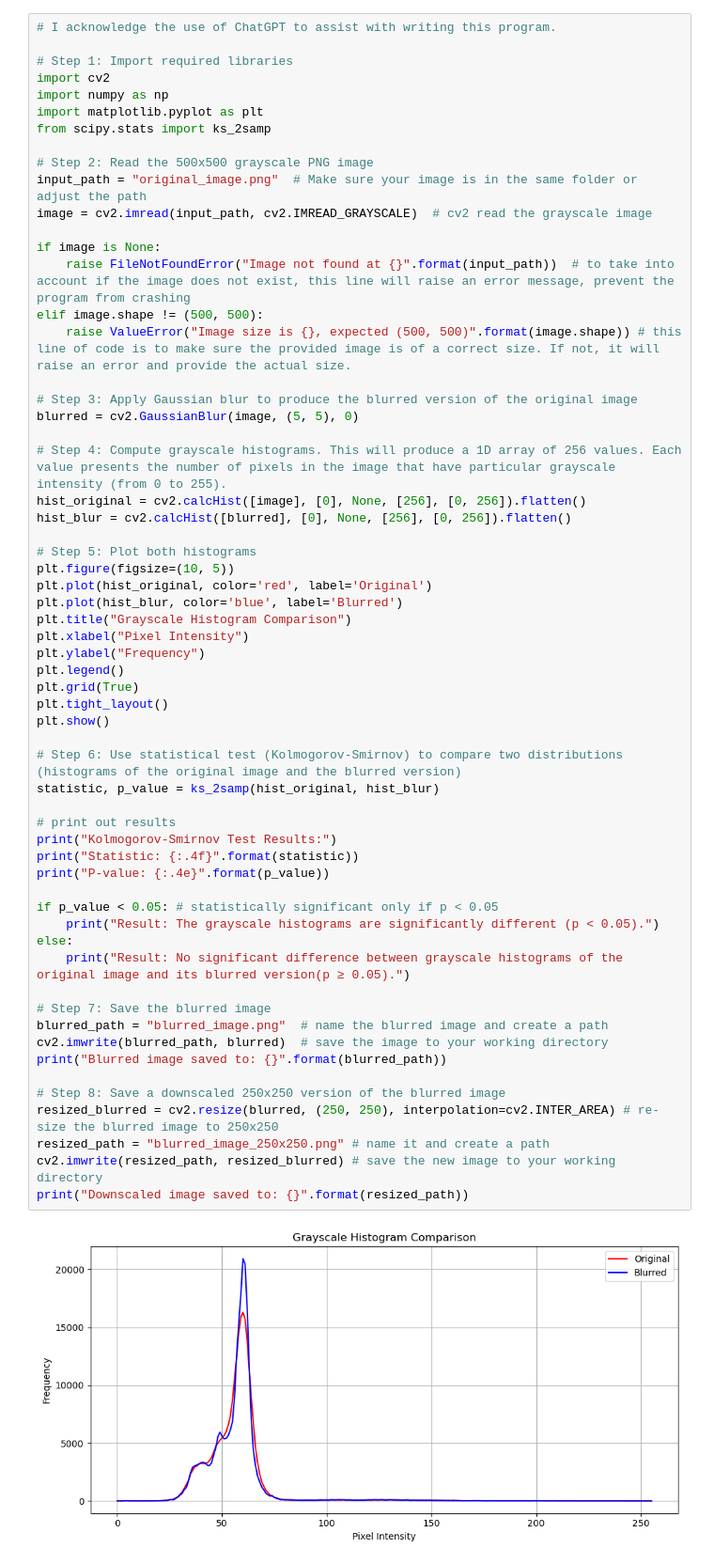
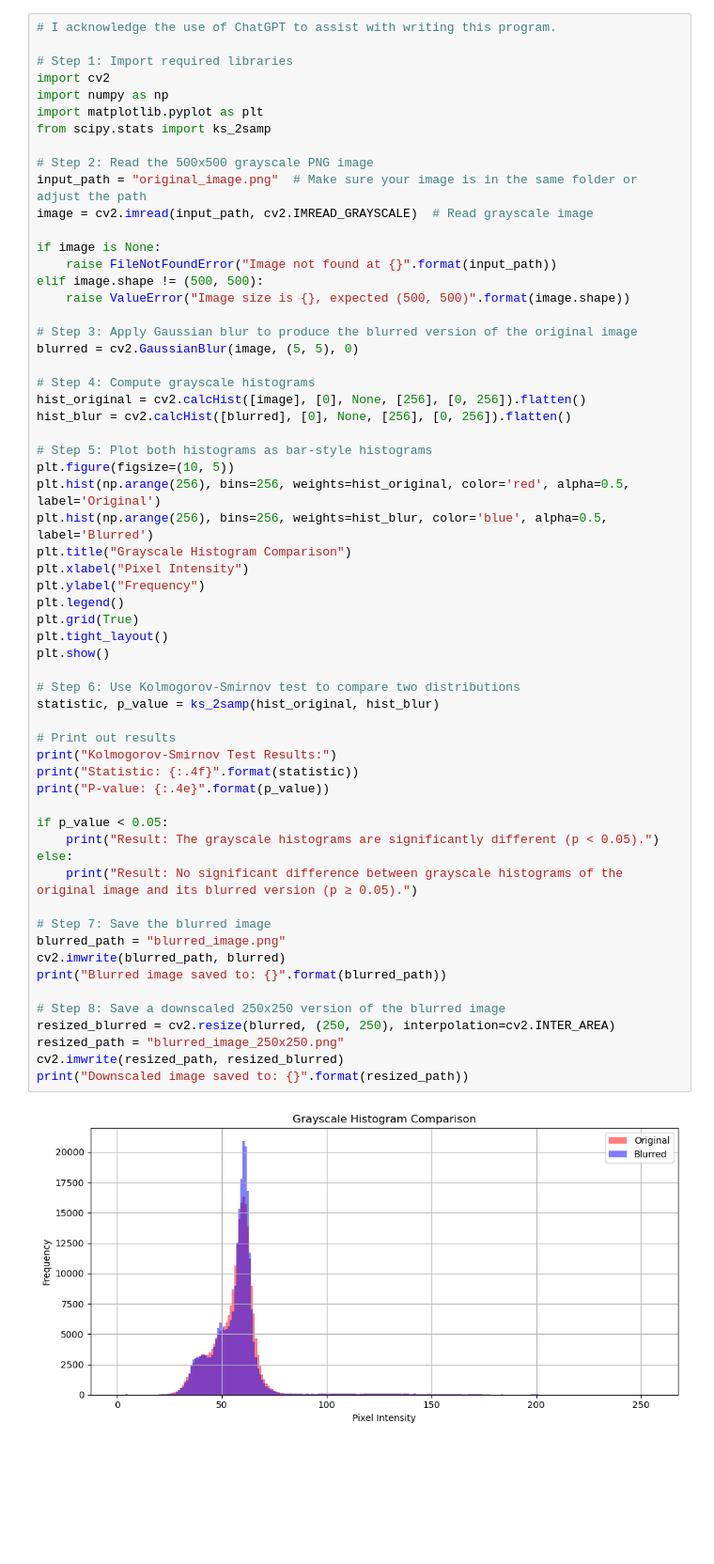
Before and after one commit to ThuyNguyen1310/CL_Bootcamp_Final_Project, a Jupyter notebook: Final_Project.ipynb, the cells around one changed output. Shown at 94% size. Saved outputs shown, nothing was run; the diff lists cells and outputs as text; blank space fills up the shorter version.

```diff
--- a/Final_Project.ipynb
+++ b/Final_Project.ipynb
@@ -9,57 +9,57 @@ from scipy.stats import ks_2samp
 
 # Step 2: Read the 500x500 grayscale PNG image
 input_path = "original_image.png"  # Make sure your image is in the same folder or adjust the path
-image = cv2.imread(input_path, cv2.IMREAD_GRAYSCALE)  # cv2 read the grayscale image
+image = cv2.imread(input_path, cv2.IMREAD_GRAYSCALE)  # Read grayscale image
 
 if image is None:
-    raise FileNotFoundError("Image not found at {}".format(input_path))  # to take into account if the image does not exist, this line will raise an error message, prevent the program from crashing
+    raise FileNotFoundError("Image not found at {}".format(input_path))
 elif image.shape != (500, 500):
-    raise ValueError("Image size is {}, expected (500, 500)".format(image.shape)) # this line of code is to make sure the provided image is of a correct size. If not, it will raise an error and provide the actual size.
+    raise ValueError("Image size is {}, expected (500, 500)".format(image.shape))
 
 # Step 3: Apply Gaussian blur to produce the blurred version of the original image
 blurred = cv2.GaussianBlur(image, (5, 5), 0)
 
-# Step 4: Compute grayscale histograms. This will produce a 1D array of 256 values. Each value presents the number of pixels in the image that have particular grayscale intensity (from 0 to 255).
+# Step 4: Compute grayscale histograms
 hist_original = cv2.calcHist([image], [0], None, [256], [0, 256]).flatten()
 hist_blur = cv2.calcHist([blurred], [0], None, [256], [0, 256]).flatten()
 
-# Step 5: Plot both histograms
+# Step 5: Plot both histograms as bar-style histograms
 plt.figure(figsize=(10, 5))
-plt.plot(hist_original, color='red', label='Original')
-plt.plot(hist_blur, color='blue', label='Blurred')
+plt.hist(np.arange(256), bins=256, weights=hist_original, color='red', alpha=0.5, label='Original')
+plt.hist(np.arange(256), bins=256, weights=hist_blur, color='blue', alpha=0.5, label='Blurred')
 plt.title("Grayscale Histogram Comparison")
 plt.xlabel("Pixel Intensity")
 plt.ylabel("Frequency")
 plt.legend()
 plt.grid(True)
 plt.tight_layout()
 plt.show()
 
-# Step 6: Use statistical test (Kolmogorov-Smirnov) to compare two distributions (histograms of the original image and the blurred version)
+# Step 6: Use Kolmogorov-Smirnov test to compare two distributions
 statistic, p_value = ks_2samp(hist_original, hist_blur)
 
-# print out results
+# Print out results
 print("Kolmogorov-Smirnov Test Results:")
 print("Statistic: {:.4f}".format(statistic))
 print("P-value: {:.4e}".format(p_value))
 
-if p_value < 0.05: # statistically significant only if p < 0.05
+if p_value < 0.05:
     print("Result: The grayscale histograms are significantly different (p < 0.05).")
 else:
-    print("Result: No significant difference between grayscale histograms of the original image and its blurred version(p ≥ 0.05).")
+    print("Result: No significant difference between grayscale histograms of the original image and its blurred version (p ≥ 0.05).")
 
 # Step 7: Save the blurred image
-blurred_path = "blurred_image.png"  # name the blurred image and create a path
-cv2.imwrite(blurred_path, blurred)  # save the image to your working directory
+blurred_path = "blurred_image.png"
+cv2.imwrite(blurred_path, blurred)
 print("Blurred image saved to: {}".format(blurred_path))
 
 # Step 8: Save a downscaled 250x250 version of the blurred image
-resized_blurred = cv2.resize(blurred, (250, 250), interpolation=cv2.INTER_AREA) # re-size the blurred image to 250x250
-resized_path = "blurred_image_250x250.png" # name it and create a path
-cv2.imwrite(resized_path, resized_blurred) # save the new image to your working directory
+resized_blurred = cv2.resize(blurred, (250, 250), interpolation=cv2.INTER_AREA)
+resized_path = "blurred_image_250x250.png"
+cv2.imwrite(resized_path, resized_blurred)
 print("Downscaled image saved to: {}".format(resized_path))
 # %% [output]
-[figure, old version]
+[figure, new version]
 Kolmogorov-Smirnov Test Results:
 Statistic: 0.0273
 P-value: 9.9998e-01
```
Also changed, not shown: parts of 1 cell of this notebook.
